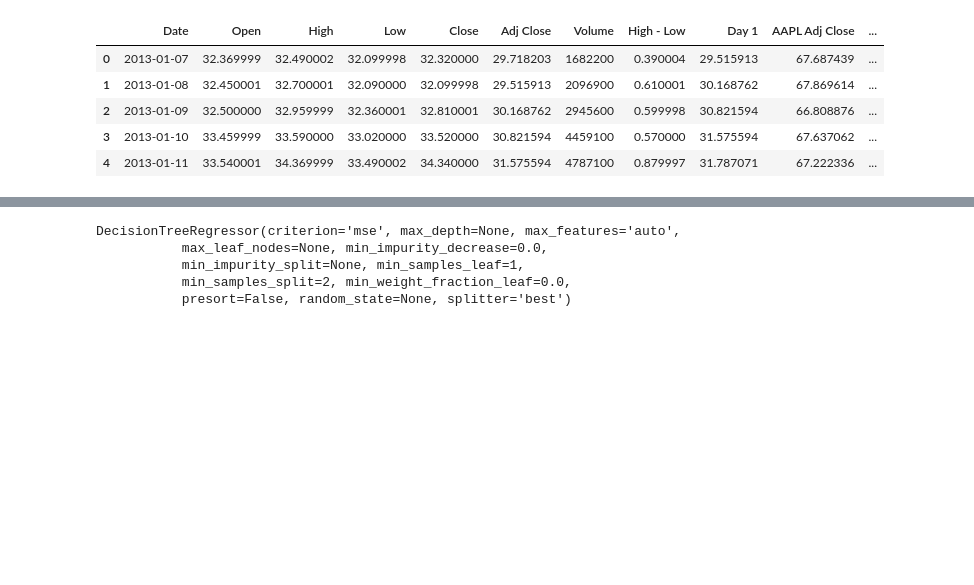
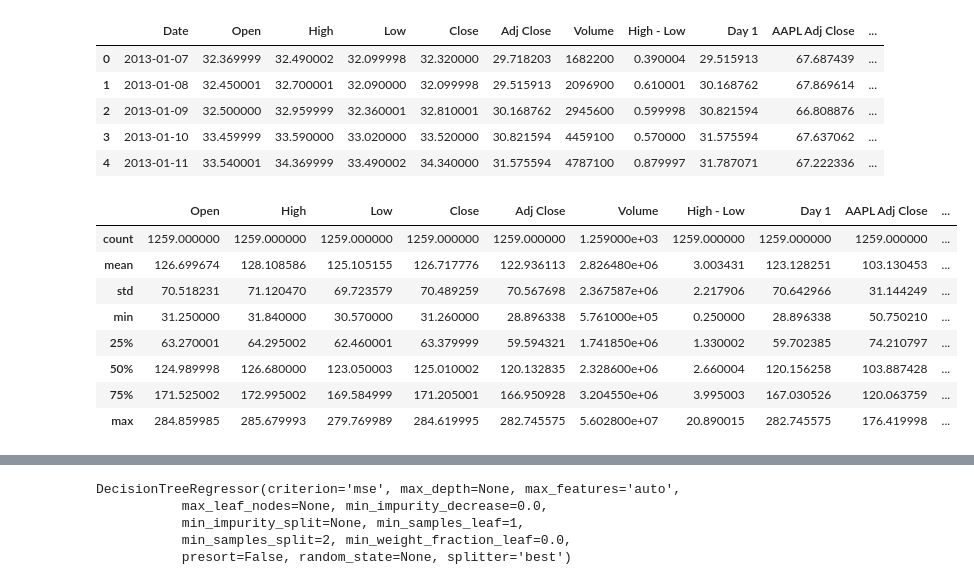
Before and after one commit to sandeeppaulraj/machine-learning, a Jupyter notebook: projects/capstone/stock_price_estimator.ipynb, the cells around one changed output, grey strips where cells are left out. Saved outputs shown, nothing was run; the diff lists cells and outputs as text; code cells hidden in the pictures; blank space fills up the shorter version.

```diff
--- a/projects/capstone/stock_price_estimator.ipynb
+++ b/projects/capstone/stock_price_estimator.ipynb
@@ -529,3 +513,16 @@ avgo_enhanced.head()
 | 2 | 2013-01-09 | 32.500000 | 32.959999 | 32.360001 | 32.810001 | 30.168762 | 2945600 | 0.599998 | 30.821594 | 66.808876 | ... |
 | 3 | 2013-01-10 | 33.459999 | 33.590000 | 33.020000 | 33.520000 | 30.821594 | 4459100 | 0.570000 | 31.575594 | 67.637062 | ... |
 | 4 | 2013-01-11 | 33.540001 | 34.369999 | 33.490002 | 34.340000 | 31.575594 | 4787100 | 0.879997 | 31.787071 | 67.222336 | ... |
+# %%
+#Obtain some summary stats
+avgo_enhanced.describe()
+# %% [output]
+|  | Open | High | Low | Close | Adj Close | Volume | High - Low | Day 1 | AAPL Adj Close | ... |
+| count | 1259.000000 | 1259.000000 | 1259.000000 | 1259.000000 | 1259.000000 | 1.259000e+03 | 1259.000000 | 1259.000000 | 1259.000000 | ... |
+| mean | 126.699674 | 128.108586 | 125.105155 | 126.717776 | 122.936113 | 2.826480e+06 | 3.003431 | 123.128251 | 103.130453 | ... |
+| std | 70.518231 | 71.120470 | 69.723579 | 70.489259 | 70.567698 | 2.367587e+06 | 2.217906 | 70.642966 | 31.144249 | ... |
+| min | 31.250000 | 31.840000 | 30.570000 | 31.260000 | 28.896338 | 5.761000e+05 | 0.250000 | 28.896338 | 50.750210 | ... |
+| 25% | 63.270001 | 64.295002 | 62.460001 | 63.379999 | 59.594321 | 1.741850e+06 | 1.330002 | 59.702385 | 74.210797 | ... |
+| 50% | 124.989998 | 126.680000 | 123.050003 | 125.010002 | 120.132835 | 2.328600e+06 | 2.660004 | 120.156258 | 103.887428 | ... |
+| 75% | 171.525002 | 172.995002 | 169.584999 | 171.205001 | 166.950928 | 3.204550e+06 | 3.995003 | 167.030526 | 120.063759 | ... |
+| max | 284.859985 | 285.679993 | 279.769989 | 284.619995 | 282.745575 | 5.602800e+07 | 20.890015 | 282.745575 | 176.419998 | ... |
```
Also changed, not shown: parts of 44 cells of this notebook.
